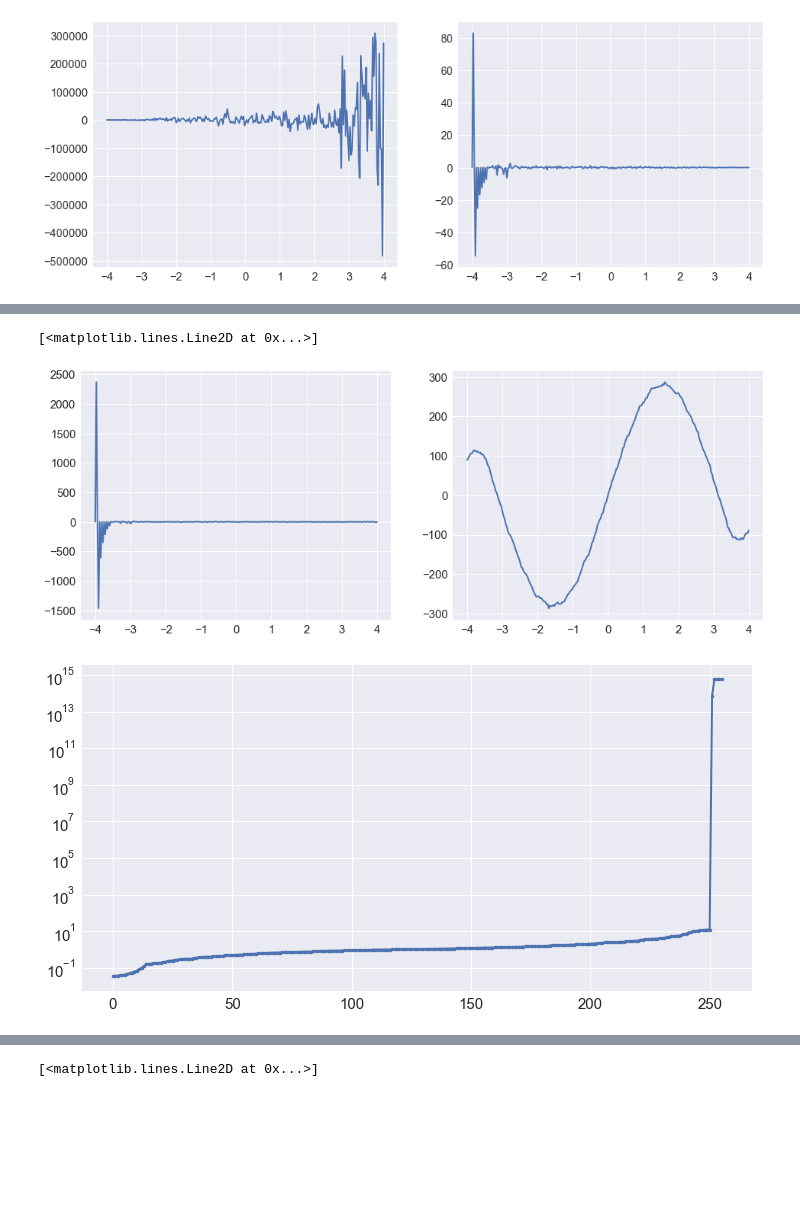
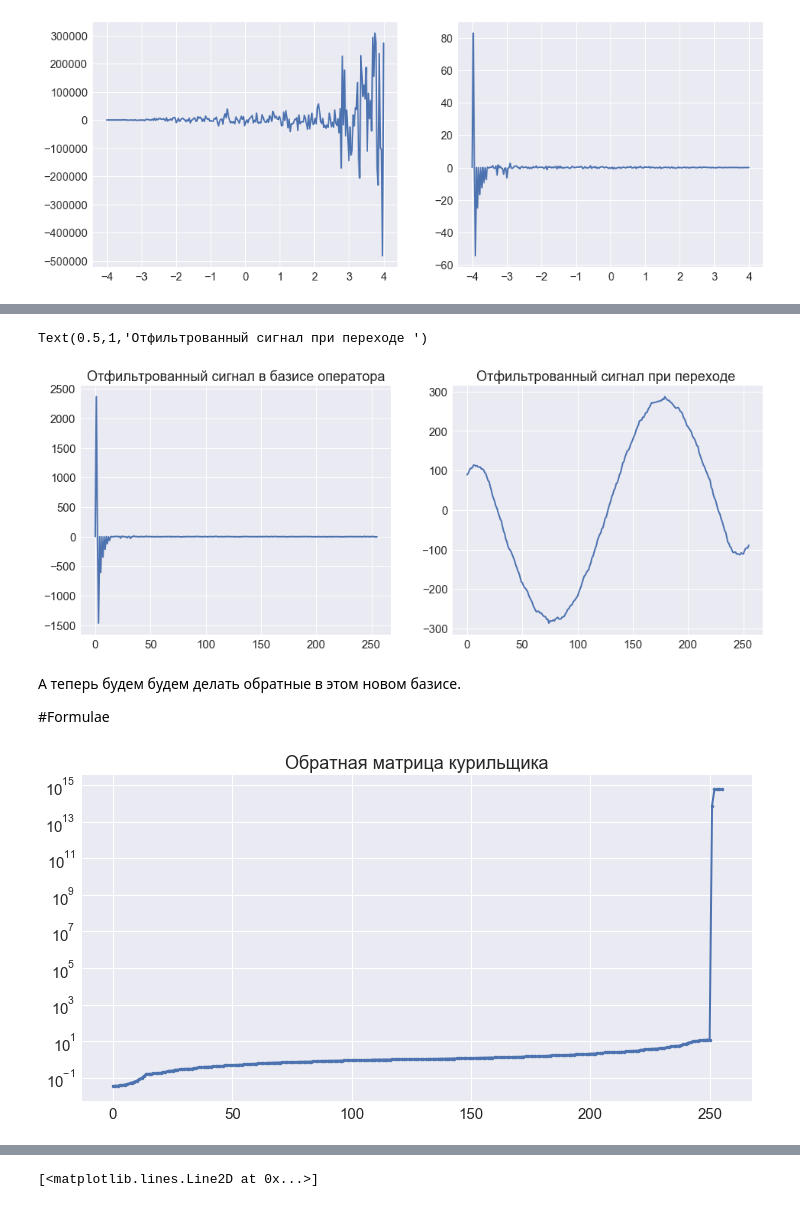
Before and after one commit to SchattenGenie/stats-ml, a Jupyter notebook: regression/Seminar 7 - LinearRegression.ipynb, the cells around one changed output, grey strips where cells are left out. Drawn from its saved outputs; the diff is of its cells as text; code cells hidden in the pictures; blank space fills up the shorter version.

```diff
--- a/regression/Seminar 7 - LinearRegression.ipynb
+++ b/regression/Seminar 7 - LinearRegression.ipynb
@@ -58,7 +57,8 @@ axs[1].plot(x, A[N // 2,:], linewidth=2)
 Т.е. эффективно сгладив сигнал moving average.
 # %%
 sigma = 2
-xi = np.dot(A, f) + sigma * np.random.randn(N)
+noise = sigma * np.random.randn(N)
+xi = np.dot(A, f) + noise
 # %%
 plt.figure(figsize=(12, 6))
 plt.plot(x, xi, linewidth=2)
@@ -203,17 +207,27 @@ axs[1].plot(x, np.dot(V, Rxi_reg), linewidth=2)
 # %%
-f_wave = np.dot(V, f)
-nu_wave = np.dot(V, nu)
+f_wave = np.dot(V, f) # <YOUR_CODE>
+noise_wave = np.dot(V, noise) # <YOUR_CODE>
 # %%
 A_wave = np.diag(S)
 # %%
-xi_wave = np.dot(A_wave, f_wave) + nu_wave
+xi_wave = np.dot(A_wave, f_wave) + noise_wave
 # %%
 fig, axs = plt.subplots(figsize=(16,6), ncols=2, nrows=1)
-axs[0].plot(x, xi_wave, linewidth=2)
-axs[1].plot(x, np.dot(V.T, xi_wave), linewidth=2)
+
+axs[0].plot(xi_wave, linewidth=2)
+axs[0].set_title('Отфильтрованный сигнал в базисе оператора')
+
+# Теперь у нас есть xi_wave -- сигнал в базисе оператора A
+# покажем, что это тот самый отфильтрованный сигнал, перейдя обратно в изначальный базис
+axs[1].plot(np.dot(V.T, xi_wave), linewidth=2) # <YOUR_CODE>
+axs[1].set_title('Отфильтрованный сигнал при переходе ')
 # %% [output]
-[<matplotlib.lines.Line2D at 0x...>]
+Text(0.5,1,'Отфильтрованный сигнал при переходе ')
-[figure, old version]
+[figure, new version]
+# %% [markdown]
+А теперь будем будем делать обратные в этом новом базисе.
+
+#Formulae
 # %%
 R_wave = np.dot(
         np.linalg.inv(np.dot(A_wave.T, A_wave)),
@@ -223,9 +237,10 @@ R_wave_xi = np.dot(R_wave, xi_wave)
 # %%
 plt.figure(figsize=(12,6))
 plt.plot(np.diag(R_wave), '.-', linewidth=2)
+plt.title('Обратная матрица курильщика')
 plt.yscale('log')
 # %% [output]
-[figure, old version]
+[figure, new version]
 # %%
 fig, axs = plt.subplots(figsize=(16,6), ncols=2, nrows=1)
 axs[0].plot(R_wave_xi, linewidth=2)
```
Also changed, not shown: parts of 50 cells of this notebook.
